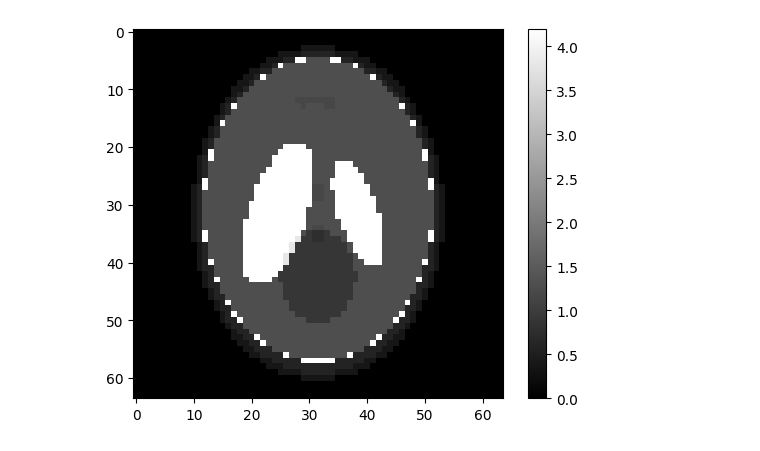
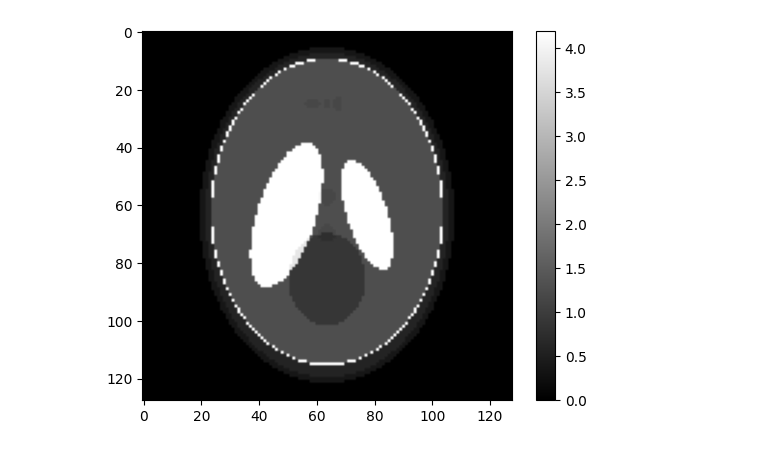
Before and after one commit to Muhammad-Al-Barbary/MRI-Simulator, a Jupyter notebook: experimental/kspace reconstruction.ipynb, the cells around one changed output. Drawn from its saved outputs; the diff is of its cells as text; code cells hidden in the pictures.

```diff
--- a/experimental/kspace reconstruction.ipynb
+++ b/experimental/kspace reconstruction.ipynb
@@ -1,27 +1,25 @@
 # %%
 from phantominator import shepp_logan, mr_ellipsoid_parameters
 import phantominator
 import matplotlib.pyplot as plt
 import numpy as np
 
-size=64
+size=128
 E = mr_ellipsoid_parameters()
 E[:5, 7] = np.linspace(.1, .9, 5)
 pd, t1, t2 = shepp_logan((size, size, 1), MR=True, E=E, zlims=(-.25, -.25))
 t1step=(900-250)/len(np.unique(pd))
 t2step=(90-1)/len(np.unique(pd))
 t1_matrix=np.zeros(pd.shape)
 t2_matrix=np.zeros(pd.shape)
 for i in range (len(np.unique(pd))):
     t1_matrix[pd==np.unique(pd)[i]]=250 +i*t1step
     t2_matrix[pd==np.unique(pd)[i]]=1 +i*t2step
 plt.imshow(t1[:,:,0],cmap="gray");
 plt.colorbar()
 plt.show()
-# print(np.unique(t2_matrix))
-# plt.imshow(t2_matrix[:,:,0],cmap="gray")
 # %% [output]
-[figure, old version]
+[figure, new version]
 # %%
 import numpy as np
 import matplotlib.pyplot as plt
```
Also changed, not shown: parts of 5 cells of this notebook.
